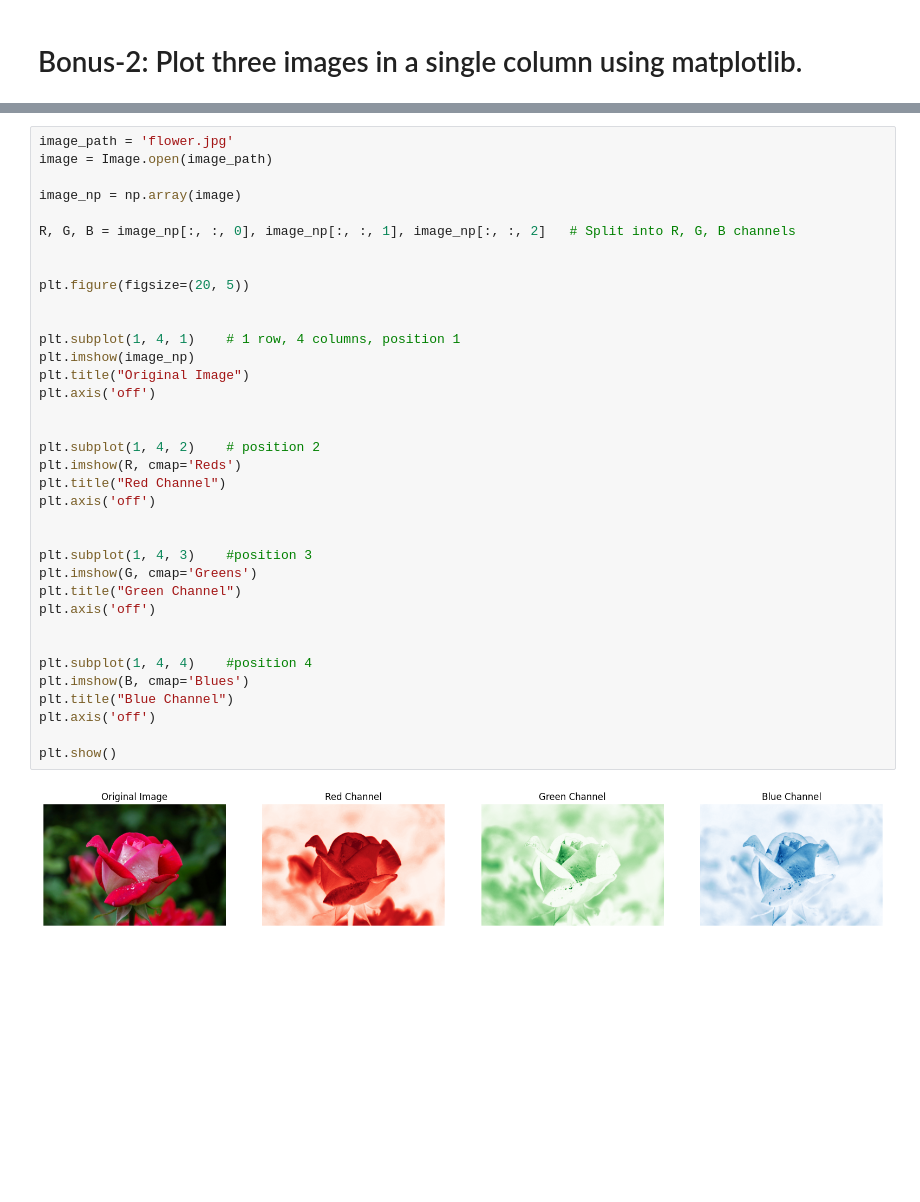
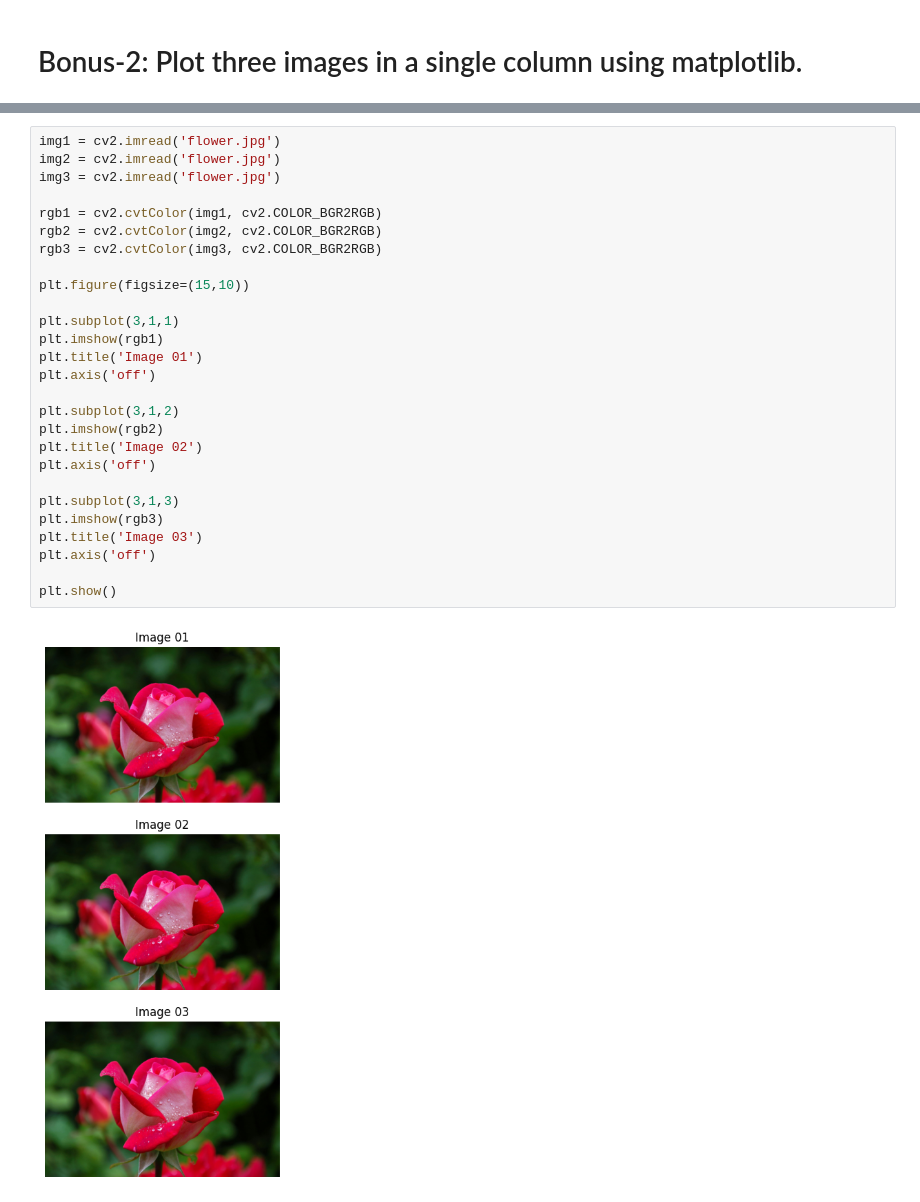
Before and after one commit to raselsarker69/Introduction-to-Image-processing, a Jupyter notebook: Image processing assignments/Assignments - 01/Assignments - 01.ipynb, the cells around one changed output, grey strips where cells are left out. Cells and saved outputs as stored; diff of their text form; blank space fills up the shorter version.

```diff
--- a/Image processing assignments/Assignments - 01/Assignments - 01.ipynb
+++ b/Image processing assignments/Assignments - 01/Assignments - 01.ipynb
@@ -140,38 +150,29 @@ plt.show()
-# %%
-image_path = 'flower.jpg'
-image = Image.open(image_path)
-
-image_np = np.array(image)
-
-R, G, B = image_np[:, :, 0], image_np[:, :, 1], image_np[:, :, 2]   # Split into R, G, B channels
-
-
-plt.figure(figsize=(20, 5))
-
-
-plt.subplot(1, 4, 1)    # 1 row, 4 columns, position 1
-plt.imshow(image_np)
-plt.title("Original Image")
-plt.axis('off')
-
-
-plt.subplot(1, 4, 2)    # position 2
-plt.imshow(R, cmap='Reds')
-plt.title("Red Channel")
-plt.axis('off')
-
-
-plt.subplot(1, 4, 3)    #position 3
-plt.imshow(G, cmap='Greens')
-plt.title("Green Channel")
-plt.axis('off')
-
-
-plt.subplot(1, 4, 4)    #position 4
-plt.imshow(B, cmap='Blues')
-plt.title("Blue Channel")
-plt.axis('off')
-
-plt.show()
-# %% [output]
-[figure, removed]
+# %%
+img1 = cv2.imread('flower.jpg')
+img2 = cv2.imread('flower.jpg')
+img3 = cv2.imread('flower.jpg')
+
+rgb1 = cv2.cvtColor(img1, cv2.COLOR_BGR2RGB)
+rgb2 = cv2.cvtColor(img2, cv2.COLOR_BGR2RGB)
+rgb3 = cv2.cvtColor(img3, cv2.COLOR_BGR2RGB)
+
+plt.figure(figsize=(15,10))
+
+plt.subplot(3,1,1)
+plt.imshow(rgb1)
+plt.title('Image 01')
+plt.axis('off')
+
+plt.subplot(3,1,2)
+plt.imshow(rgb2)
+plt.title('Image 02')
+plt.axis('off')
+
+plt.subplot(3,1,3)
+plt.imshow(rgb3)
+plt.title('Image 03')
+plt.axis('off')
+
+plt.show()
+# %% [output]
+[figure, added]
```
Also changed, not shown: parts of 9 cells of this notebook, 6 other files.
